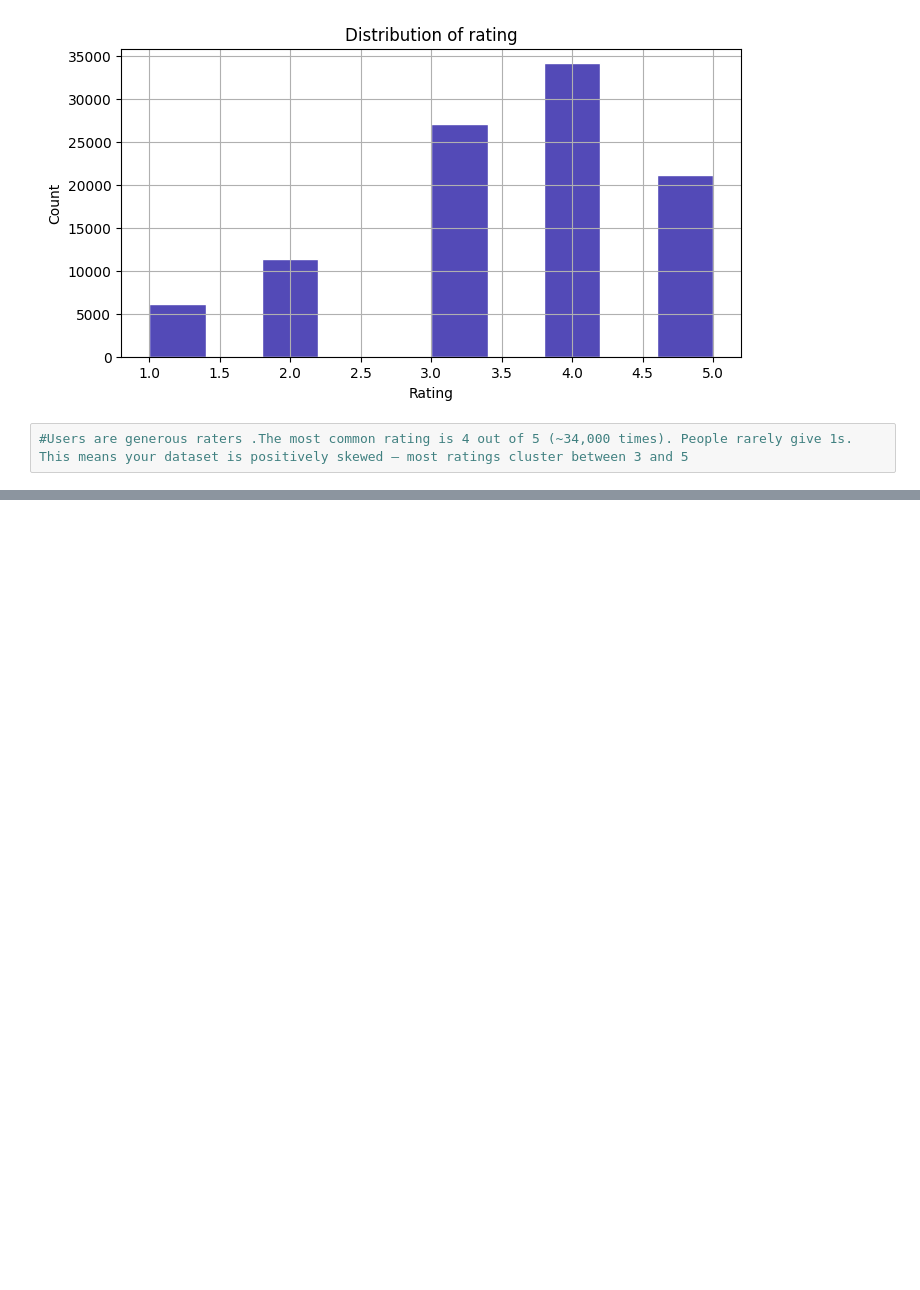
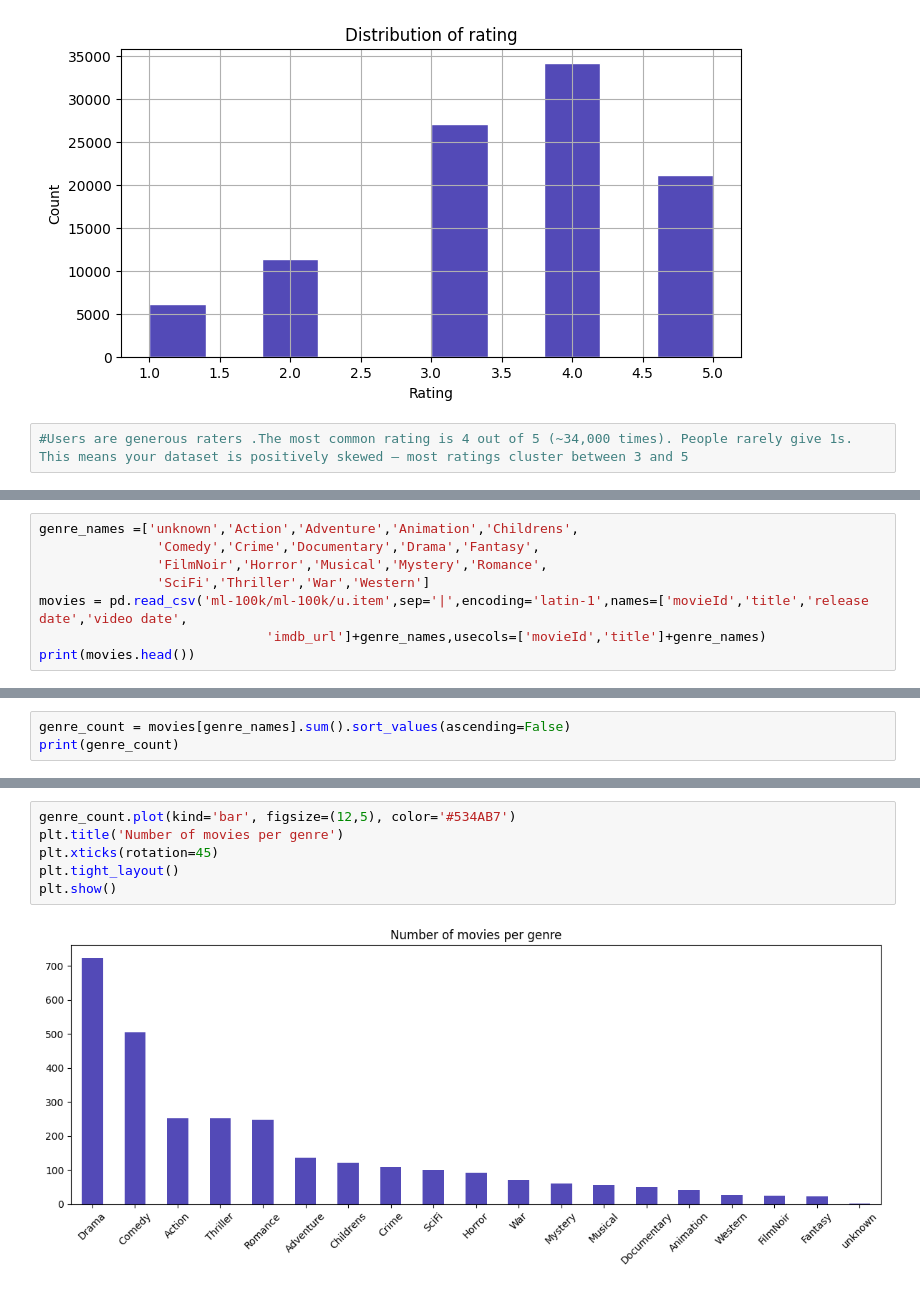
Before and after one commit to Asim8559/movie-recommender, a Jupyter notebook: recommender.ipynb, the cells around one changed output, grey strips where cells are left out. Saved outputs shown, nothing was run; the diff lists cells and outputs as text; blank space fills up the shorter version.

Commit message:
merged movies and ratings, explored genres and avg ratings by genre

```diff
--- a/recommender.ipynb
+++ b/recommender.ipynb
@@ -143,0 +168,8 @@ plt.show()
+# %%
+genre_names =['unknown','Action','Adventure','Animation','Childrens',
+               'Comedy','Crime','Documentary','Drama','Fantasy',
+               'FilmNoir','Horror','Musical','Mystery','Romance',
+               'SciFi','Thriller','War','Western']
+movies = pd.read_csv('ml-100k/ml-100k/u.item',sep='|',encoding='latin-1',names=['movieId','title','release date','video date',
+                             'imdb_url']+genre_names,usecols=['movieId','title']+genre_names)
+print(movies.head())
@@ -143,0 +194,3 @@ plt.show()
+# %%
+genre_count = movies[genre_names].sum().sort_values(ascending=False)
+print(genre_count)
@@ -143,0 +218,8 @@ plt.show()
+# %%
+genre_count.plot(kind='bar', figsize=(12,5), color='#534AB7')
+plt.title('Number of movies per genre')
+plt.xticks(rotation=45)
+plt.tight_layout()
+plt.show()
+# %% [output]
+[figure, added]
```
Also changed, not shown: parts of 7 cells of this notebook, 1 other file.
